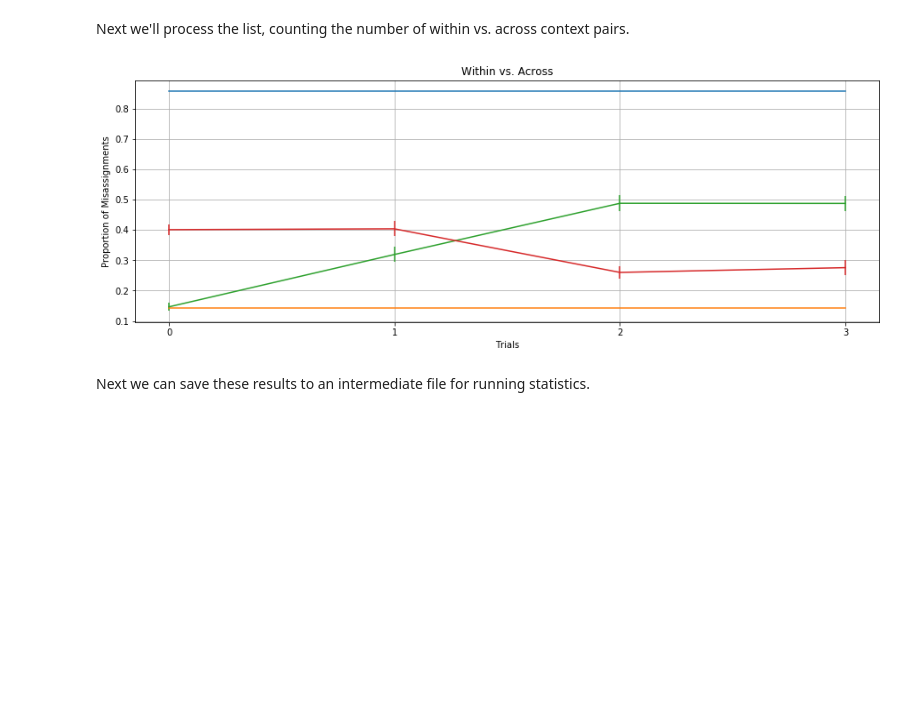
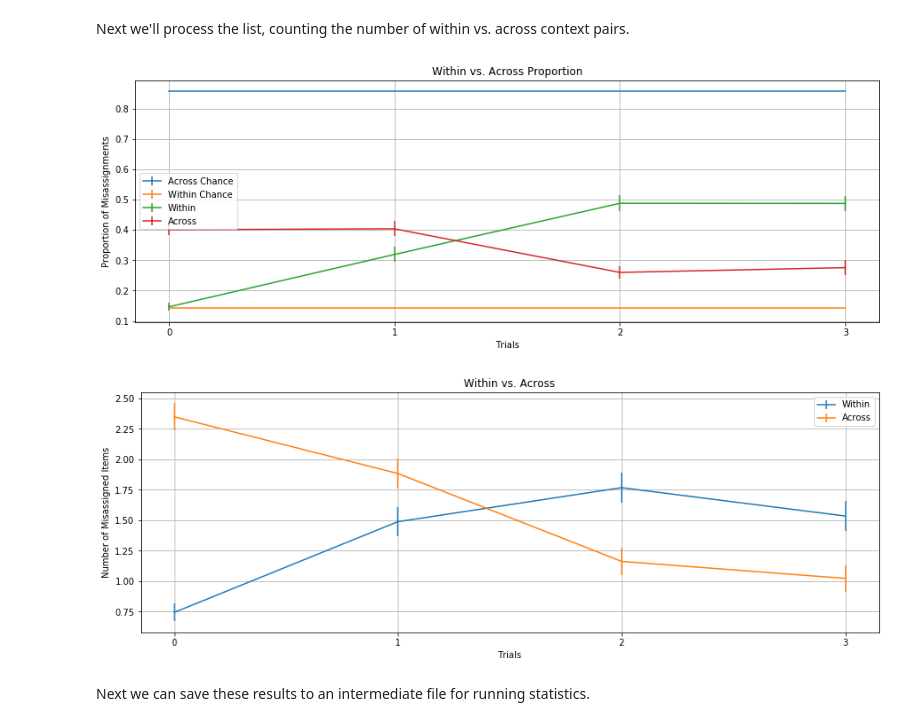
Before and after one commit to rokmetro/msl-iposition-pipeline-fork, a Jupyter notebook: examples/Time_Travel_Task_Analyses.ipynb, the cells around one changed output. Cells and saved outputs as stored; diff of their text form; code cells hidden in the pictures; blank space fills up the shorter version.

```diff
--- a/examples/Time_Travel_Task_Analyses.ipynb
+++ b/examples/Time_Travel_Task_Analyses.ipynb
@@ -70,7 +78,7 @@ test_cogrecon_time_only_filename = 'TimeTravelTask_TimeOnly.csv'
 import numpy as np
 import matplotlib.pyplot as plt
 
-def visualize_columns(data, column_names, titles, ylabels, fig_size=(15, 5), separate_plots=True):
+def visualize_columns(data, column_names, titles, ylabels, fig_size=(15, 5), separate_plots=True, legend_labels=None):
     # Extract the columns of interest
     trial_num = data['trial']
     columns = [data[c_name] for c_name in column_names]
@@ -99,13 +107,17 @@ def visualize_columns(data, column_names, titles, ylabels, fig_size=(15, 5), sep
     else:
         f = plt.figure()
         f.set_size_inches(fig_size)
-        for title, mean, std_err, ylabel in zip(titles, means, std_errs, ylabels):
-            plt.errorbar(trials, mean, std_err)
+        for idx, (title, mean, std_err, ylabel) in enumerate(zip(titles, means, std_errs, ylabels)):
+            label = ''
+            if legend_labels is not None:
+                label = legend_labels[idx]
+            plt.errorbar(trials, mean, std_err, label=label)
             plt.title(title)
             plt.grid(True)
             plt.xlabel('Trials')
             plt.ylabel(ylabel)
             plt.gca().xaxis.set_ticks(trials)
+            plt.legend()
         plt.show()
 # %% [markdown]
 ### Misplacement (in Space and Time) and Events
@@ -210,20 +224,30 @@ across_list_proportion = [float(x)/float(y) if y is not 0 else np.nan for x, y i
 # %%
 data = pandas.read_csv('TimeTravelTask_TimeOnly.csv', skiprows=1)
 
 num_elements = len(within_list_proportion)
 
-data['within_list_proportion'] = Series(within_list_proportion)
-data['across_list_proportion'] = Series(across_list_proportion)
-data['top'] = Series([6./7.]*num_elements)
-data['bottom'] = Series([1./.]*num_elements)
+data['within_list_proportion'] = pandas.Series(within_list_proportion)
+data['across_list_proportion'] = pandas.Series(across_list_proportion)
+data['within'] = pandas.Series(within_list)
+data['across'] = pandas.Series(across_list)
+data['top'] = pandas.Series([6./7.]*num_elements)
+data['bottom'] = pandas.Series([1./7.]*num_elements)
 
-columns = ['top', 'bottom', 'within_list_proportion', 'across_list_proportion']
-titles = ['', '', '', 'Within vs. Across']
-ylabels = ['', '', '', 'Proportion of Misassignments']
+columns_proportion = ['top', 'bottom', 'within_list_proportion', 'across_list_proportion']
+titles_proportion = ['', '', '', 'Within vs. Across Proportion']
+legend_labels_proportion = ["Across Chance", "Within Chance", "Within", "Across"]
+ylabels_proportion = ['', '', '', 'Proportion of Misassignments']
 
-visualize_columns(data, columns, titles, ylabels, separate_plots=False)
+columns = ['within', 'across']
+titles = ['', 'Within vs. Across']
+legend_labels = ["Within", "Across"]
+ylabels = ['', 'Number of Misassigned Items']
+
+visualize_columns(data, columns_proportion, titles_proportion, ylabels_proportion, separate_plots=False, legend_labels=legend_labels_proportion)
+visualize_columns(data, columns, titles, ylabels, separate_plots=False, legend_labels=legend_labels)
 # %% [output]
-[figure, old version]
+[figure, new version]
+[figure, added]
 # %% [markdown]
 Next we can save these results to an intermediate file for running statistics.
 # %%
```
Also changed, not shown: parts of 13 cells of this notebook.
